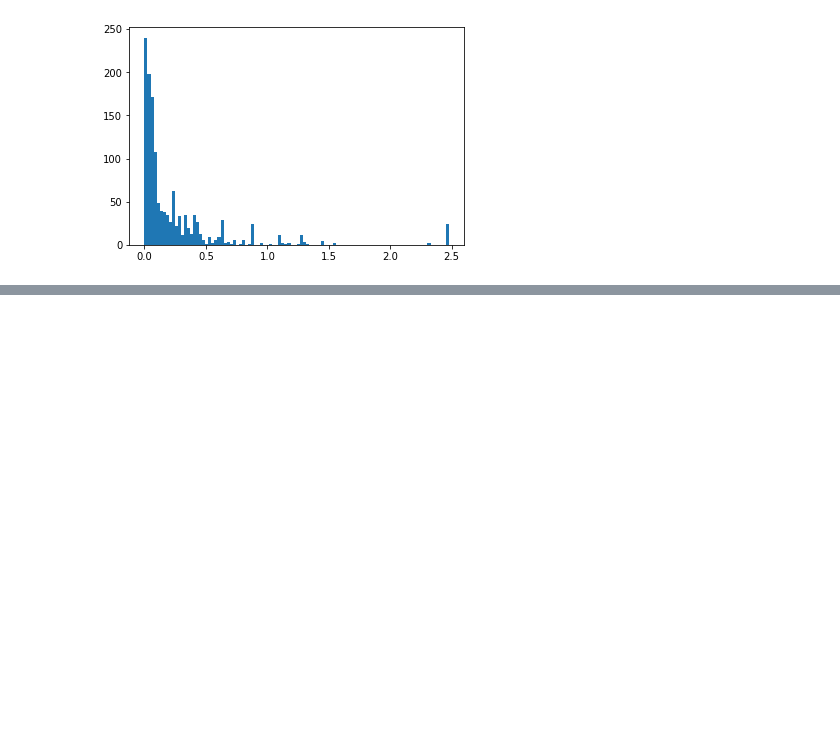
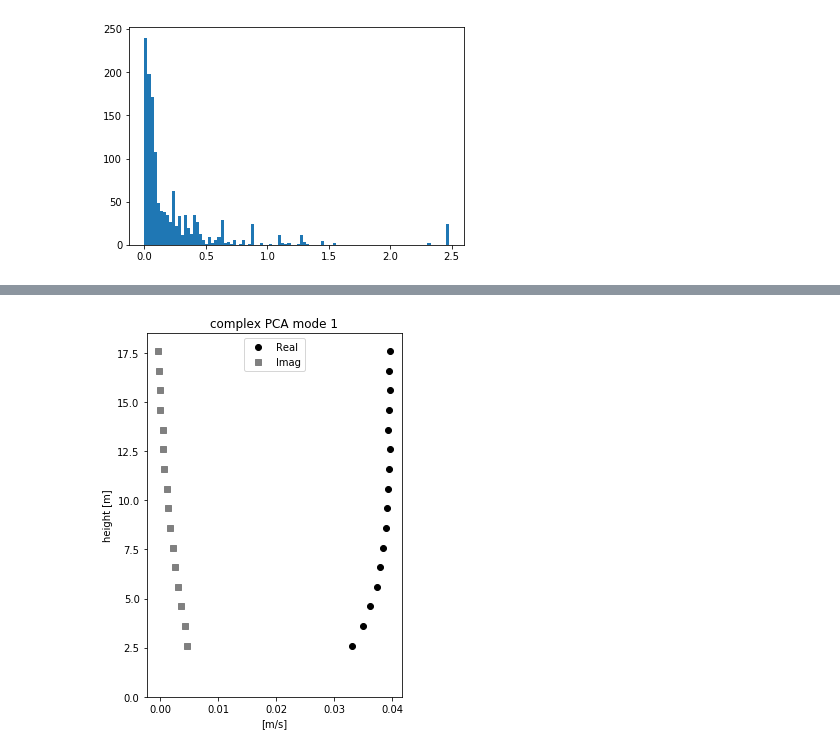
Before and after one commit to tompc35/station-m-currents, a Jupyter notebook: summarize_ADCP_StationM_test_ekmanmodel.ipynb, the cells around one changed output, grey strips where cells are left out. Saved outputs shown, nothing was run; the diff lists cells and outputs as text; code cells hidden in the pictures; blank space fills up the shorter version.

```diff
--- a/summarize_ADCP_StationM_test_ekmanmodel.ipynb
+++ b/summarize_ADCP_StationM_test_ekmanmodel.ipynb
@@ -609,3 +639,26 @@ Q2 = rotating_planetary_bbl(out2.params['ustar'],out2.params['zo'],
 Q3 = rotating_planetary_bbl(out3.params['ustar'],out3.params['zo'],
                            out3.params['Qinf_real'] + 1j*out3.params['Qinf_imag'],
                            zplt,out3.params['f'])
+# %%
+plt.figure(figsize=(4.5,6))
+
+plt.plot(np.real(vec[:,0])*fac1/1.5,ds['height'][zi],'ko')
+plt.plot(np.imag(vec[:,0])*fac1/1.5,ds['height'][zi],'s',color='gray')
+# plt.plot(np.real(Q3),zplt,'k-')
+# plt.plot(np.imag(Q3),zplt,'-',color='gray')
+# plt.plot(np.real(vec[:,0])*fac3,ds['height'][zi],'ko')
+# plt.plot(np.imag(vec[:,0])*fac3,ds['height'][zi],'o',color='gray')
+# plt.plot(np.real(Q3),zplt,'k--')
+# plt.plot(np.imag(Q3),zplt,'--',color='gray')
+plt.title('complex PCA mode 1')
+plt.ylabel('height [m]')
+plt.legend(['Real','Imag'],loc='upper center')
+plt.ylim([0,18.5])
+#plt.xlim([-0.005,0.07])
+plt.xlabel('[m/s]')
+
+plt.tight_layout()
+plt.savefig('figures_paper/pbl_ceof_profiles_obs.png',dpi=600)
+plt.savefig('figures_paper/pbl_ceof_profiles_obs.pdf')
+# %% [output]
+[figure, added]
```
Also changed, not shown: parts of 14 cells of this notebook, 19 other files.
